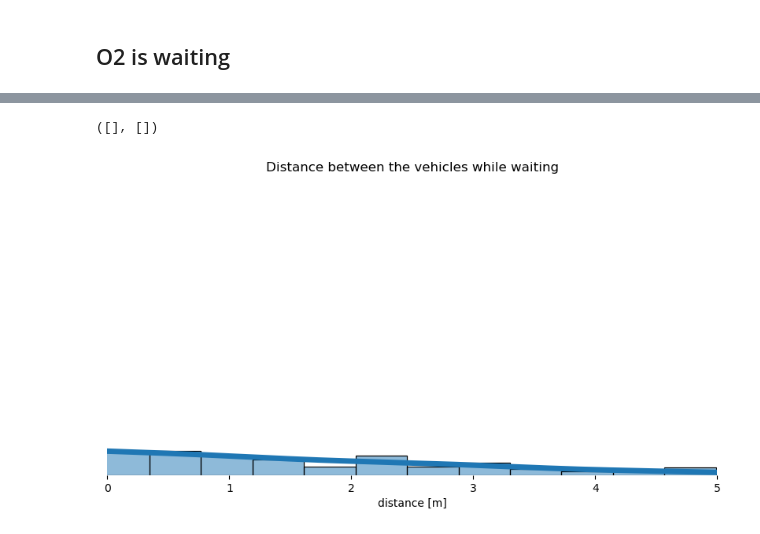
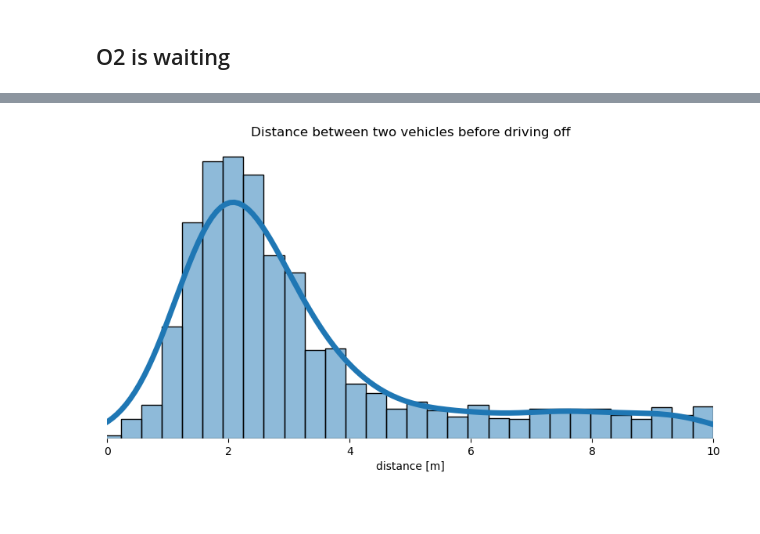
Before and after one commit to kopytjuk/opendd-analysis, a Jupyter notebook: notebooks/Results.ipynb, the cells around one changed output, grey strips where cells are left out. Cells and saved outputs as stored; diff of their text form; code cells hidden in the pictures; blank space fills up the shorter version.

```diff
--- a/notebooks/Results.ipynb
+++ b/notebooks/Results.ipynb
@@ -179,14 +185,13 @@ plt.xticks(np.arange(0, 5.1, 1));
 # %%
 plt.figure(figsize=(10, 5), dpi=100)
-sns.histplot(df_nearby_and_standing["distance"]-5, kde=True, line_kws={"lw": 5})
+sns.histplot(df_nearby_and_standing["distance"], kde=True, line_kws={"lw": 5})
 # plt.grid()
 plt.xlabel("distance [m]")
 plt.ylabel("")
-plt.title("Distance between the vehicles while waiting")
-plt.xlim(0, 5)
+plt.title("Distance between two vehicles before driving off")
+plt.xlim(0, 10)
 plt.box(False)
-plt.yticks([])
+plt.yticks([]);
 # plt.tick_params(axis='y', left='off', top='off', right='off', bottom='off', labelleft='off', labeltop='off', labelright='off', labelbottom='off')
 # %% [output]
-([], [])
-[figure, old version]
+[figure, new version]
```
Also changed, not shown: parts of 12 cells of this notebook, 4 other files.
